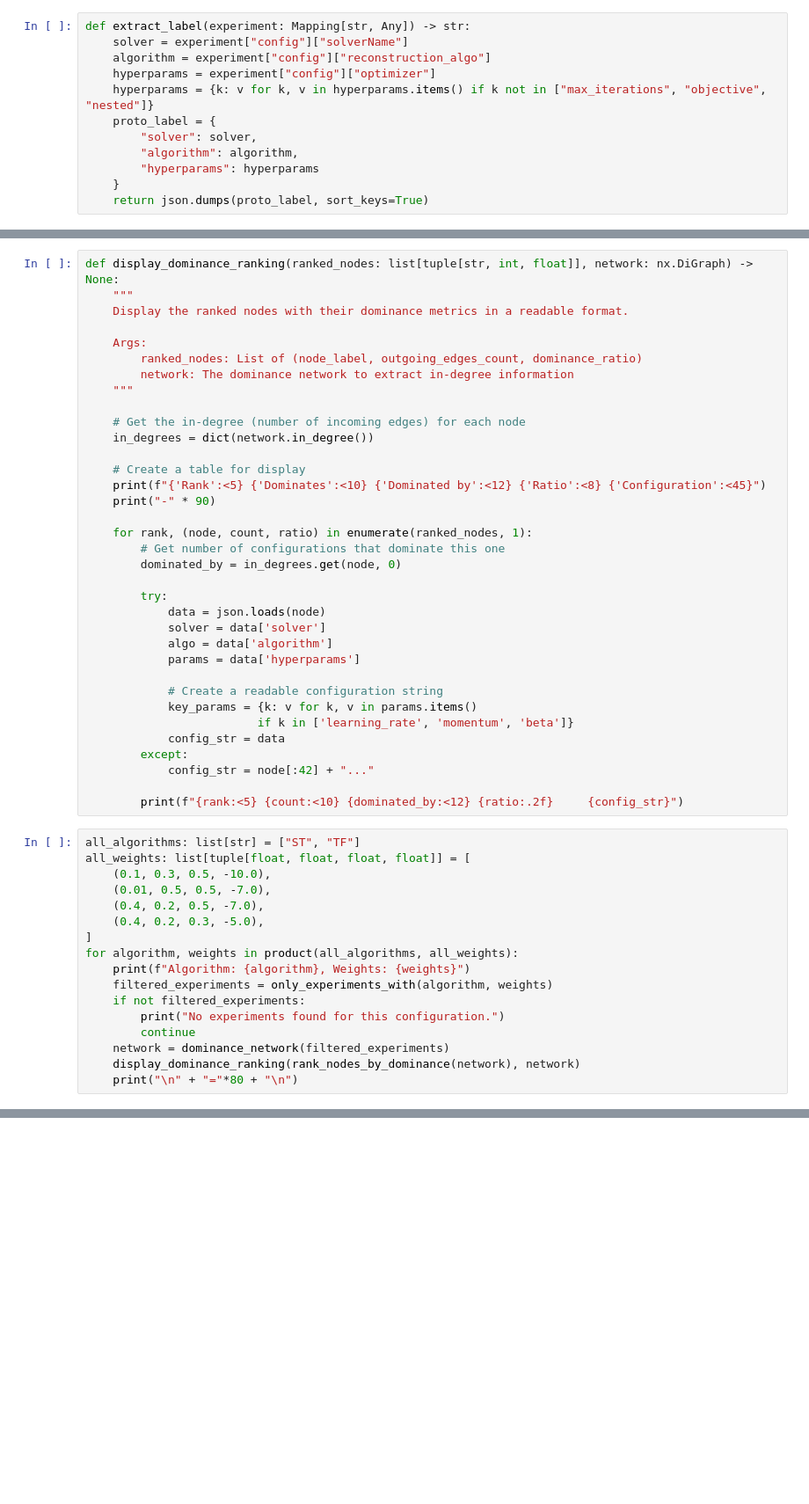
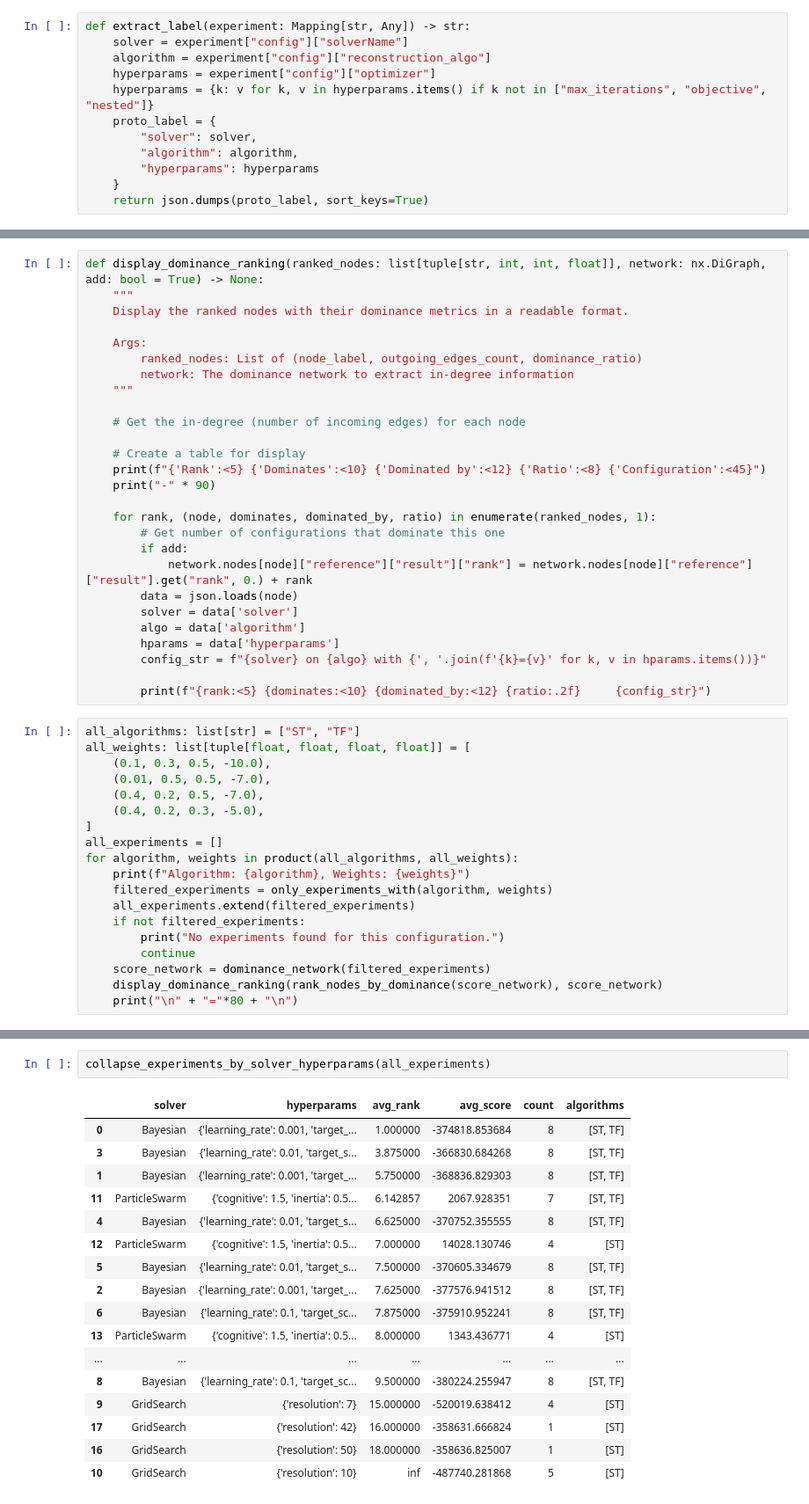
Before and after one commit to SvenHockers/velopix_tracking, a Jupyter notebook: results/best_config.ipynb, the cells around one changed output, grey strips where cells are left out. Shown at 88% size. Cells and saved outputs as stored; diff of their text form; blank space fills up the shorter version.

```diff
--- a/results/best_config.ipynb
+++ b/results/best_config.ipynb
@@ -169,7 +130,7 @@ def rank_nodes_by_dominance(network: nx.DiGraph) -> list[tuple[str, int, float]]
 
     return ranked_nodes
 # %%
-def display_dominance_ranking(ranked_nodes: list[tuple[str, int, float]], network: nx.DiGraph) -> None:
+def display_dominance_ranking(ranked_nodes: list[tuple[str, int, int, float]], network: nx.DiGraph, add: bool = True) -> None:
     """
     Display the ranked nodes with their dominance metrics in a readable format.
 
@@ -179,30 +140,22 @@ def display_dominance_ranking(ranked_nodes: list[tuple[str, int, float]], networ
     """
 
     # Get the in-degree (number of incoming edges) for each node
-    in_degrees = dict(network.in_degree())
 
     # Create a table for display
     print(f"{'Rank':<5} {'Dominates':<10} {'Dominated by':<12} {'Ratio':<8} {'Configuration':<45}")
     print("-" * 90)
 
-    for rank, (node, count, ratio) in enumerate(ranked_nodes, 1):
+    for rank, (node, dominates, dominated_by, ratio) in enumerate(ranked_nodes, 1):
         # Get number of configurations that dominate this one
-        dominated_by = in_degrees.get(node, 0)
+        if add:
+            network.nodes[node]["reference"]["result"]["rank"] = network.nodes[node]["reference"]["result"].get("rank", 0.) + rank
+        data = json.loads(node)
+        solver = data['solver']
+        algo = data['algorithm']
+        hparams = data['hyperparams']
+        config_str = f"{solver} on {algo} with {', '.join(f'{k}={v}' for k, v in hparams.items())}"
 
-        try:
-            data = json.loads(node)
-            solver = data['solver']
-            algo = data['algorithm']
-            params = data['hyperparams']
-
-            # Create a readable configuration string
-            key_params = {k: v for k, v in params.items()
-                         if k in ['learning_rate', 'momentum', 'beta']}
-            config_str = data
-        except:
-            config_str = node[:42] + "..."
-
-        print(f"{rank:<5} {count:<10} {dominated_by:<12} {ratio:.2f}     {config_str}")
+        print(f"{rank:<5} {dominates:<10} {dominated_by:<12} {ratio:.2f}     {config_str}")
 # %%
 all_algorithms: list[str] = ["ST", "TF"]
 all_weights: list[tuple[float, float, float, float]] = [
@@ -211,14 +164,16 @@ all_weights: list[tuple[float, float, float, float]] = [
     (0.4, 0.2, 0.5, -7.0),
     (0.4, 0.2, 0.3, -5.0),
 ]
+all_experiments = []
 for algorithm, weights in product(all_algorithms, all_weights):
     print(f"Algorithm: {algorithm}, Weights: {weights}")
     filtered_experiments = only_experiments_with(algorithm, weights)
+    all_experiments.extend(filtered_experiments)
     if not filtered_experiments:
         print("No experiments found for this configuration.")
         continue
-    network = dominance_network(filtered_experiments)
-    display_dominance_ranking(rank_nodes_by_dominance(network), network)
+    score_network = dominance_network(filtered_experiments)
+    display_dominance_ranking(rank_nodes_by_dominance(score_network), score_network)
     print("\n" + "="*80 + "\n")
 # %% [output]
 Algorithm: ST, Weights: (0.1, 0.3, 0.5, -10.0)
@@ -240,0 +309,20 @@ Rank  Dominates  Dominated by Ratio    Configuration
+# %%
+collapse_experiments_by_solver_hyperparams(all_experiments)
+# %% [output]
+|  | solver | hyperparams | avg_rank | avg_score | count | algorithms |
+| 0 | Bayesian | {'learning_rate': 0.001, 'target_... | 1.000000 | -374818.853684 | 8 | [ST, TF] |
+| 3 | Bayesian | {'learning_rate': 0.01, 'target_s... | 3.875000 | -366830.684268 | 8 | [ST, TF] |
+| 1 | Bayesian | {'learning_rate': 0.001, 'target_... | 5.750000 | -368836.829303 | 8 | [ST, TF] |
+| 11 | ParticleSwarm | {'cognitive': 1.5, 'inertia': 0.5... | 6.142857 | 2067.928351 | 7 | [ST, TF] |
+| 4 | Bayesian | {'learning_rate': 0.01, 'target_s... | 6.625000 | -370752.355555 | 8 | [ST, TF] |
+| 12 | ParticleSwarm | {'cognitive': 1.5, 'inertia': 0.5... | 7.000000 | 14028.130746 | 4 | [ST] |
+| 5 | Bayesian | {'learning_rate': 0.01, 'target_s... | 7.500000 | -370605.334679 | 8 | [ST, TF] |
+| 2 | Bayesian | {'learning_rate': 0.001, 'target_... | 7.625000 | -377576.941512 | 8 | [ST, TF] |
+| 6 | Bayesian | {'learning_rate': 0.1, 'target_sc... | 7.875000 | -375910.952241 | 8 | [ST, TF] |
+| 13 | ParticleSwarm | {'cognitive': 1.5, 'inertia': 0.5... | 8.000000 | 1343.436771 | 4 | [ST] |
+| ... | ... | ... | ... | ... | ... | ... |
+| 8 | Bayesian | {'learning_rate': 0.1, 'target_sc... | 9.500000 | -380224.255947 | 8 | [ST, TF] |
+| 9 | GridSearch | {'resolution': 7} | 15.000000 | -520019.638412 | 4 | [ST] |
+| 17 | GridSearch | {'resolution': 42} | 16.000000 | -358631.666824 | 1 | [ST] |
+| 16 | GridSearch | {'resolution': 50} | 18.000000 | -358636.825007 | 1 | [ST] |
+| 10 | GridSearch | {'resolution': 10} | inf | -487740.281868 | 5 | [ST] |
```
Also changed, not shown: parts of 8 cells of this notebook.
